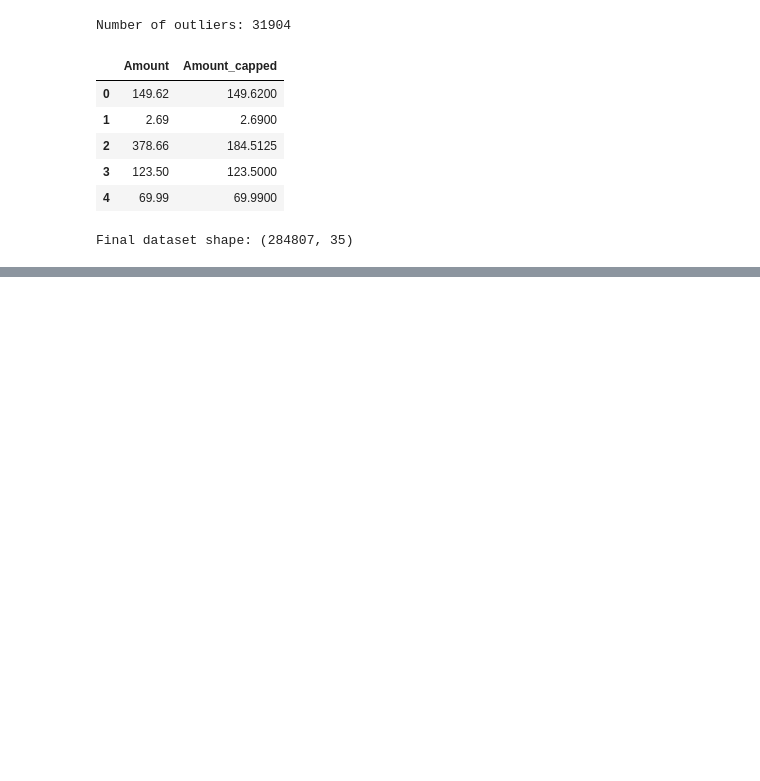
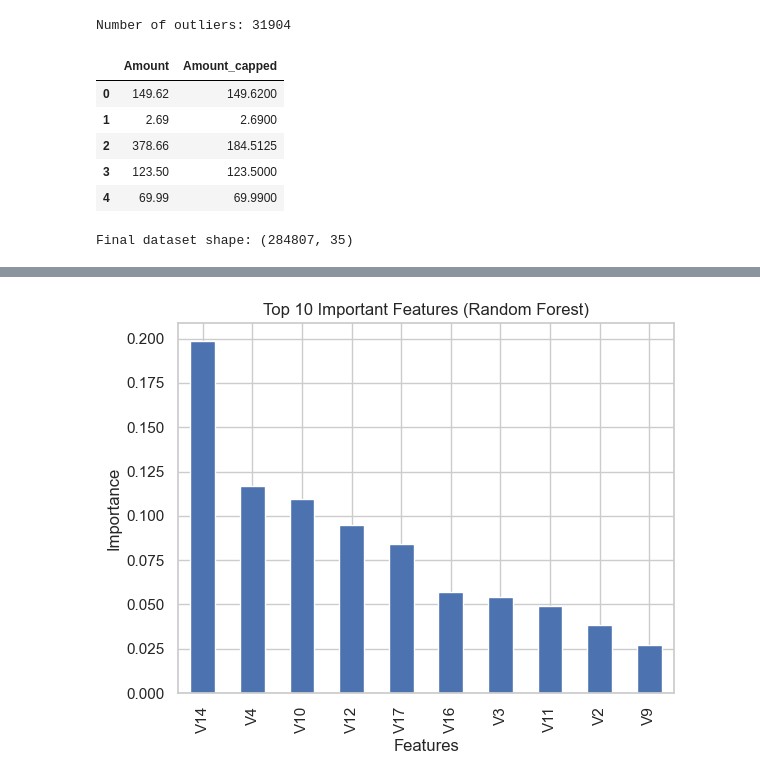
Before and after one commit to mdrprashan/Creditcard-fraud-detection-using-ML, a Jupyter notebook: model.ipynb, the cells around one changed output, grey strips where cells are left out. Saved outputs shown, nothing was run; the diff lists cells and outputs as text; code cells hidden in the pictures; blank space fills up the shorter version.

Commit message:
Week 4: Model implemented and evaluated

```diff
--- a/model.ipynb
+++ b/model.ipynb
@@ -266,0 +302,4 @@ Final dataset shape: (284807, 35)
+# %%
+rf_model = RandomForestClassifier(n_estimators=100, random_state=42)
+rf_model.fit(X_train_smote, y_train_smote)
+print("Model training completed")
@@ -266,0 +330,6 @@ Final dataset shape: (284807, 35)
+# %%
+import pandas as pd
+
+feature_importance = pd.Series(rf_model.feature_importances_, index=X.columns)
+
+feature_importance.sort_values(ascending=False).head(10)
@@ -266,0 +348,10 @@ Final dataset shape: (284807, 35)
+# %%
+feature_importance.sort_values(ascending=False).head(10).plot(kind='bar')
+
+plt.title("Top 10 Important Features (Random Forest)")
+plt.xlabel("Features")
+plt.ylabel("Importance")
+
+plt.show()
+# %% [output]
+[figure, added]
```
Also changed, not shown: parts of 18 cells of this notebook.
